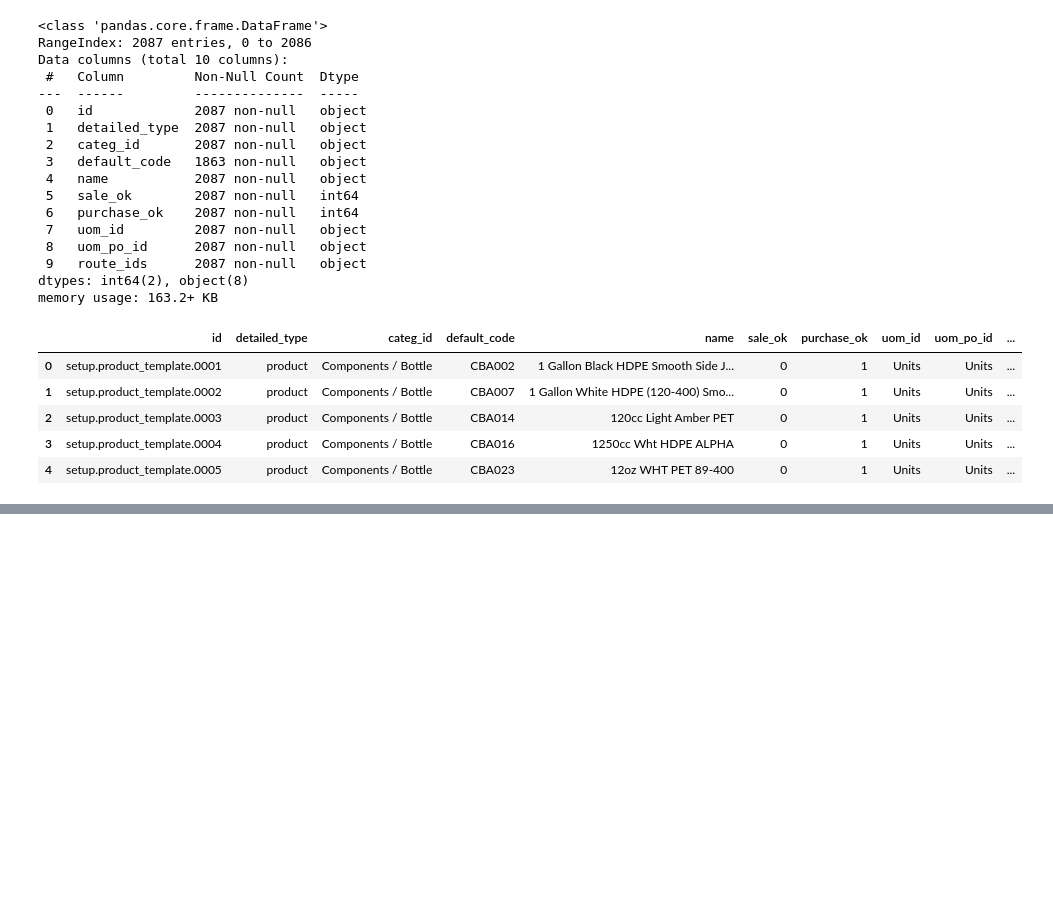
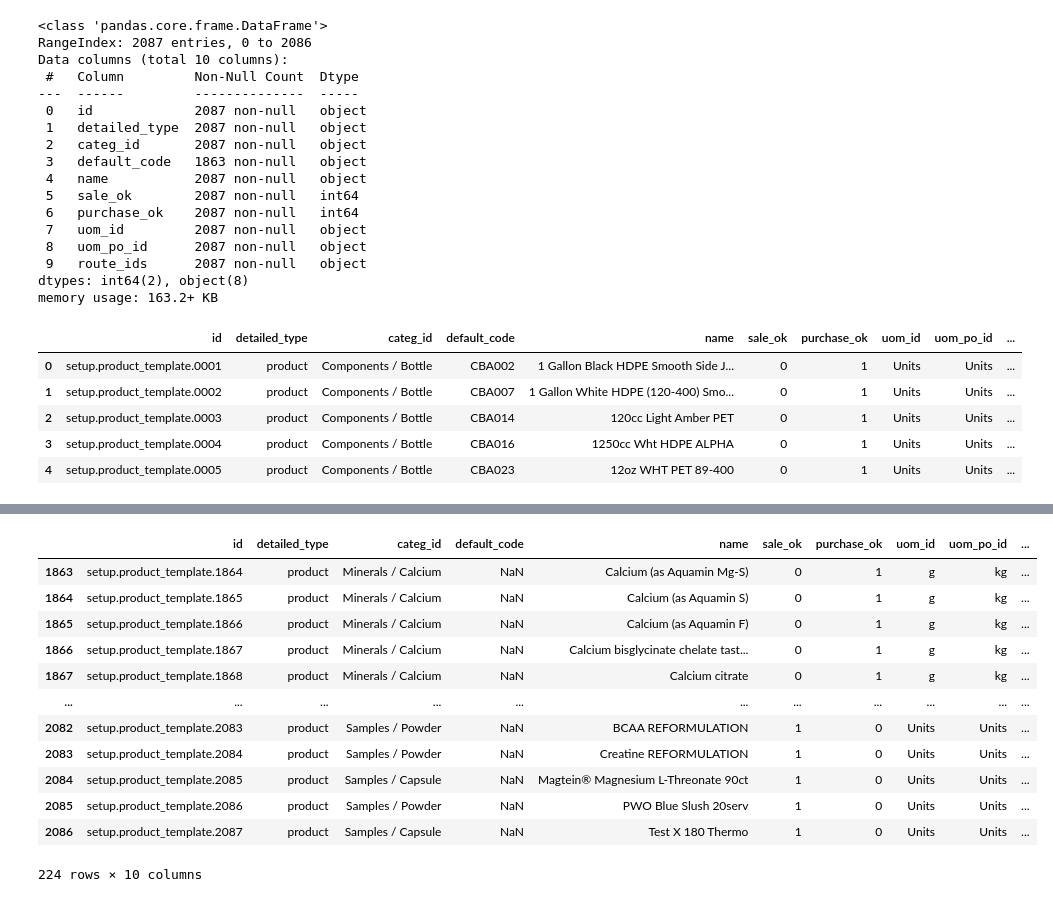
Before and after one commit to masterTrooperMx/PY_notebooks, a Jupyter notebook: catalyst/data/test_loader.ipynb, the cells around one changed output, grey strips where cells are left out. Drawn from its saved outputs; the diff is of its cells as text; code cells hidden in the pictures; blank space fills up the shorter version.

```diff
--- a/catalyst/data/test_loader.ipynb
+++ b/catalyst/data/test_loader.ipynb
@@ -320,5 +358,22 @@ df_inventory.head()
 # %%
-# check values in Inventory and in filtered
+# check recs in Inventory and not in filtered
+df_inventory_notin_filtered = ~df_inventory["default_code"].isin(df_filtered["default_code"])
+df_recs_inventory_notin_filtered = df_inventory.loc[df_inventory_notin_filtered]
+df_recs_inventory_notin_filtered
+# %% [output]
+|  | id | detailed_type | categ_id | default_code | name | sale_ok | purchase_ok | uom_id | uom_po_id | ... |
+| 1863 | setup.product_template.1864 | product | Minerals / Calcium | NaN | Calcium (as Aquamin Mg-S) | 0 | 1 | g | kg | ... |
+| 1864 | setup.product_template.1865 | product | Minerals / Calcium | NaN | Calcium (as Aquamin S) | 0 | 1 | g | kg | ... |
+| 1865 | setup.product_template.1866 | product | Minerals / Calcium | NaN | Calcium (as Aquamin F) | 0 | 1 | g | kg | ... |
+| 1866 | setup.product_template.1867 | product | Minerals / Calcium | NaN | Calcium bisglycinate chelate tast... | 0 | 1 | g | kg | ... |
+| 1867 | setup.product_template.1868 | product | Minerals / Calcium | NaN | Calcium citrate | 0 | 1 | g | kg | ... |
+| ... | ... | ... | ... | ... | ... | ... | ... | ... | ... | ... |
+| 2082 | setup.product_template.2083 | product | Samples / Powder | NaN | BCAA REFORMULATION | 1 | 0 | Units | Units | ... |
+| 2083 | setup.product_template.2084 | product | Samples / Powder | NaN | Creatine REFORMULATION | 1 | 0 | Units | Units | ... |
+| 2084 | setup.product_template.2085 | product | Samples / Capsule | NaN | Magtein® Magnesium L-Threonate 90ct | 1 | 0 | Units | Units | ... |
+| 2085 | setup.product_template.2086 | product | Samples / Powder | NaN | PWO Blue Slush 20serv | 1 | 0 | Units | Units | ... |
+| 2086 | setup.product_template.2087 | product | Samples / Capsule | NaN | Test X 180 Thermo | 1 | 0 | Units | Units | ... |
+224 rows × 10 columns
 # %%
 # check against Inventory fields
 # id,detailed_type,categ_id,default_code,name,sale_ok,purchase_ok,uom_id,uom_po_id,route_ids
```
Also changed, not shown: parts of 3 cells of this notebook.
